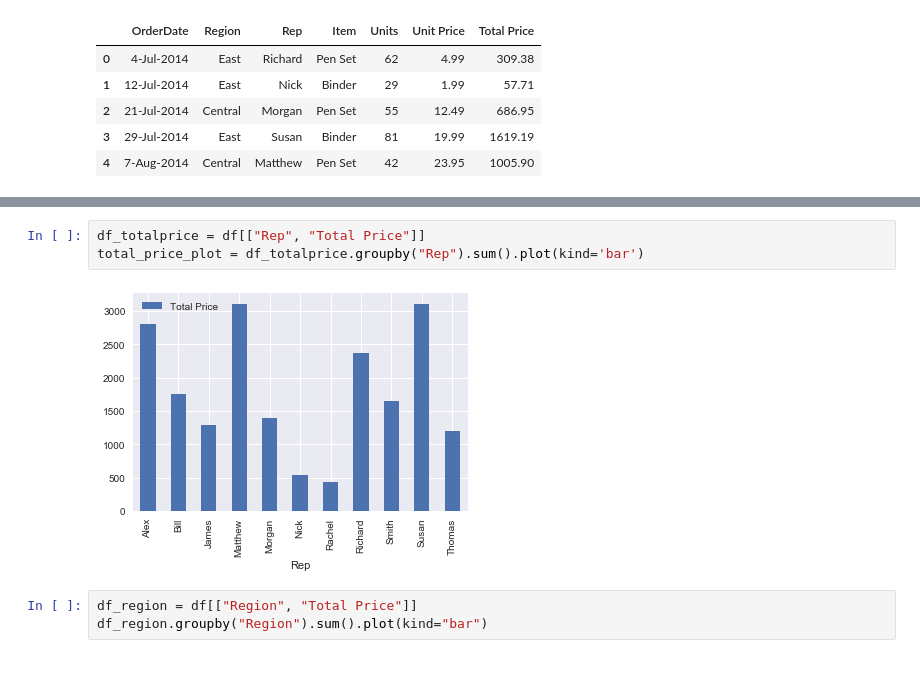
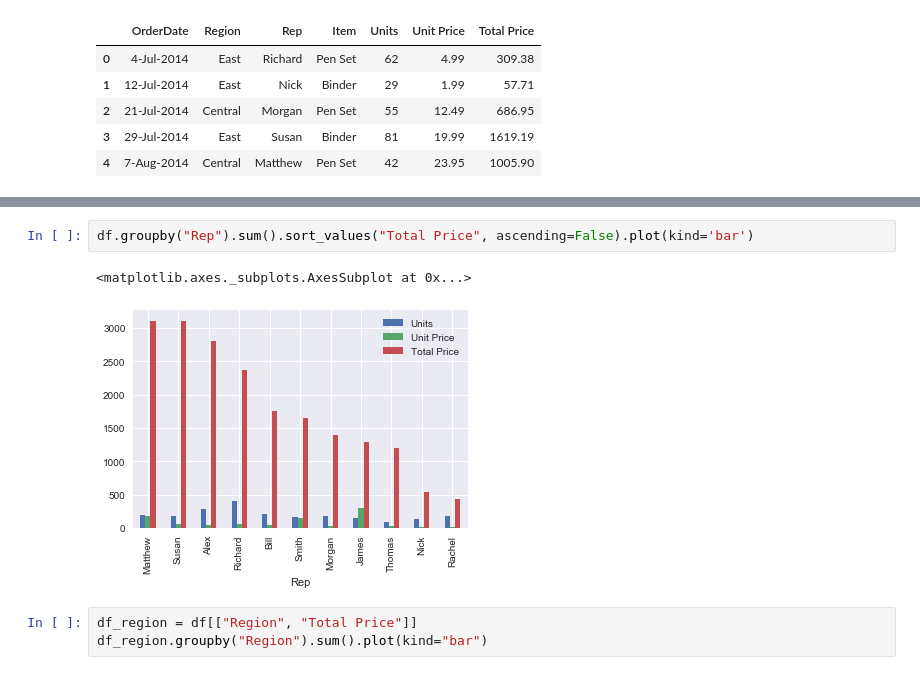
Before and after one commit to Wintellect/DataScienceExamples, a Jupyter notebook: Sales Data/Sales Data - Visualizations.ipynb, the cells around one changed output, grey strips where cells are left out. Cells and saved outputs as stored; diff of their text form.

```diff
--- a/Sales Data/Sales Data - Visualizations.ipynb
+++ b/Sales Data/Sales Data - Visualizations.ipynb
@@ -88,10 +87,10 @@ df_sorted_totalprice.head()
 | 21 | 29-Dec-2014 | East | Susan | Pen Set | 74 | 15.99 | 1183.26 |
 | 12 | 14-Oct-2014 | West | Thomas | Binder | 57 | 19.99 | 1139.43 |
 # %%
-df_totalprice = df[["Rep", "Total Price"]]
-total_price_plot = df_totalprice.groupby("Rep").sum().plot(kind='bar')
+df.groupby("Rep").sum().sort_values("Total Price", ascending=False).plot(kind='bar')
 # %% [output]
+<matplotlib.axes._subplots.AxesSubplot at 0x...>
-[figure, old version]
+[figure, new version]
 # %%
 df_region = df[["Region", "Total Price"]]
 df_region.groupby("Region").sum().plot(kind="bar")
```
Also changed, not shown: parts of 2 cells of this notebook, 1 other file.
